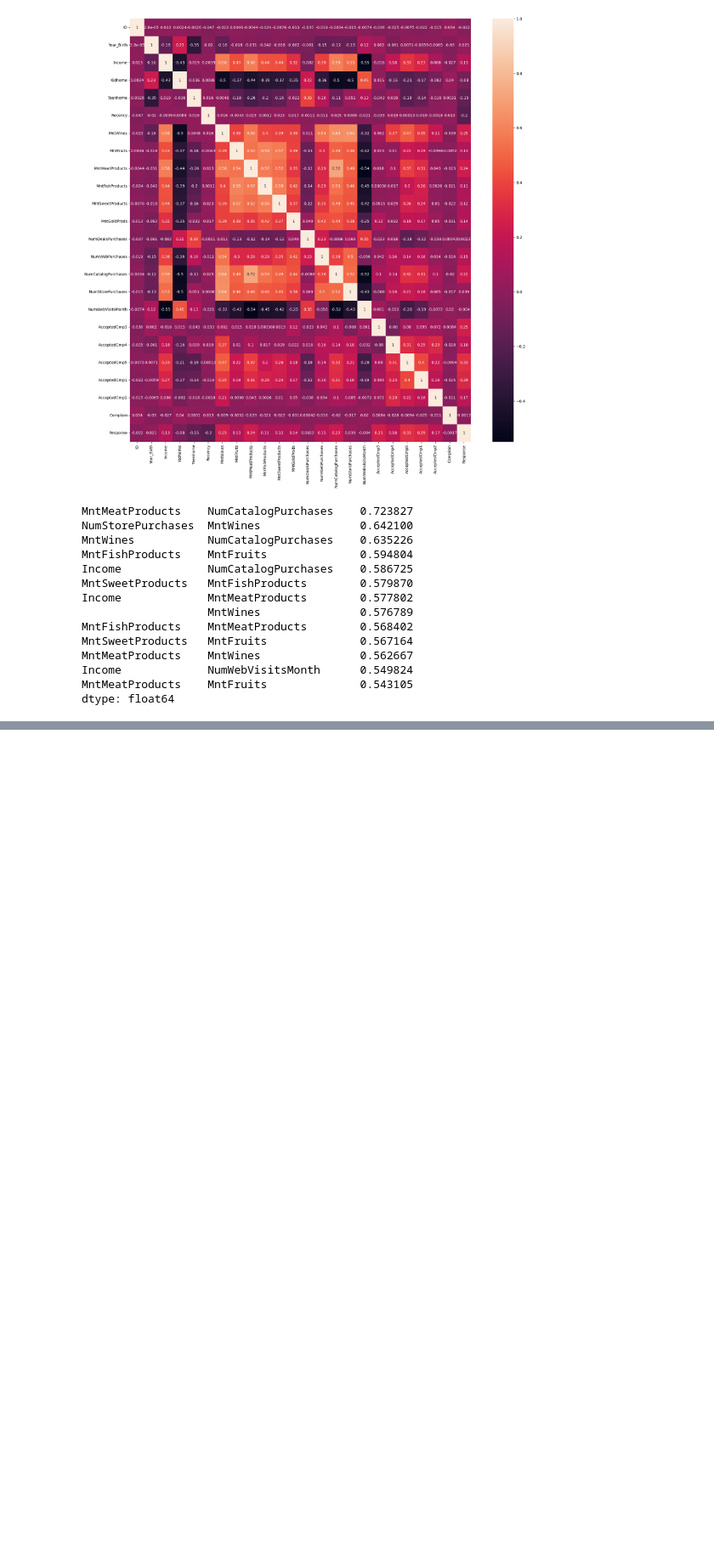
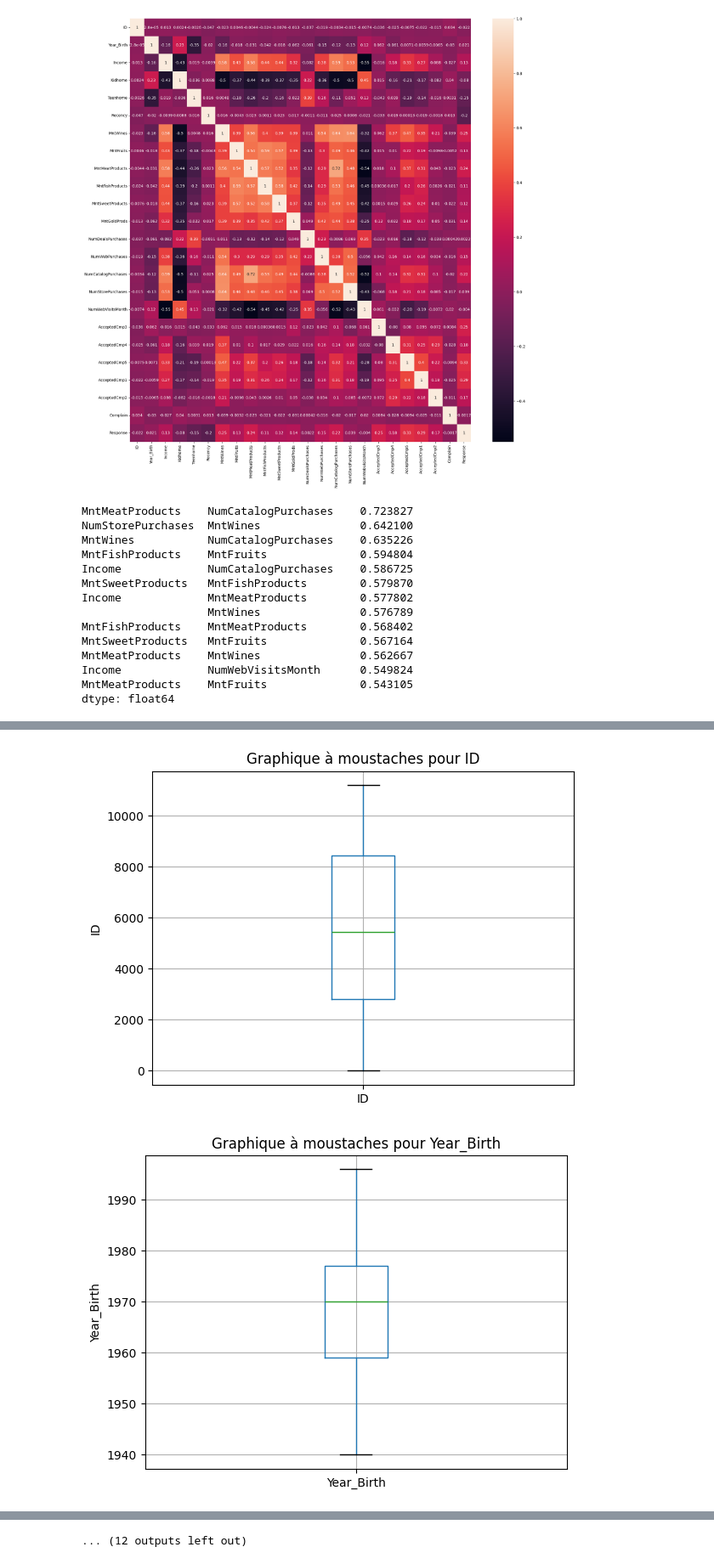
Before and after one commit to julessa/Rush5PDG4, a Jupyter notebook: data cleaning.ipynb, the cells around one changed output, grey strips where cells are left out. Shown at 85% size. Saved outputs shown, nothing was run; the diff lists cells and outputs as text; code cells hidden in the pictures; blank space fills up the shorter version.

```diff
--- a/data cleaning.ipynb
+++ b/data cleaning.ipynb
@@ -136,0 +137,12 @@ df.to_csv("DataOut.csv")
+# %%
+df = df[df['Year_Birth'] > 1900]
+numeric_cols = df.select_dtypes(include=['float64', 'int64'])
+for col in numeric_cols.columns:
+    plt.figure()
+    numeric_cols.boxplot(column=[col])
+    plt.title(f'Graphique à moustaches pour {col}')
+    plt.ylabel(col)
+    plt.show()
+# %% [output]
+[figure, added]
+[figure, added]
@@ -136,0 +159 @@ df.to_csv("DataOut.csv")
+... (12 outputs left out)
```
Also changed, not shown: parts of 4 cells of this notebook, 1 other file.
